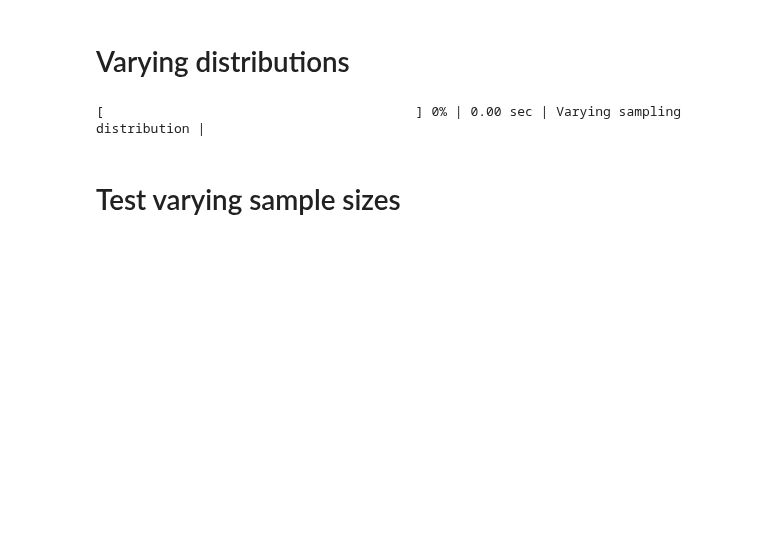
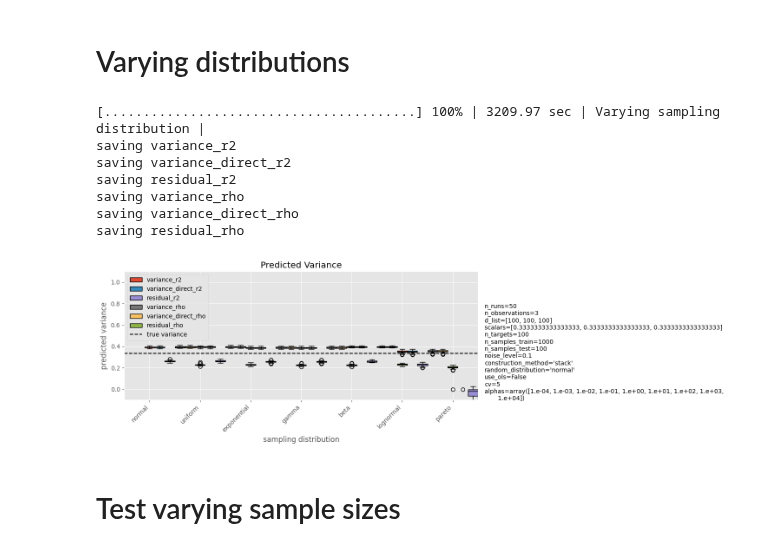
Before and after one commit to leo-schultheiss/compare_variance_residual, a Jupyter notebook: compare_variance_residual/simulated/comparison.ipynb, the cells around one changed output. Saved outputs shown, nothing was run; the diff lists cells and outputs as text; code cells hidden in the pictures; blank space fills up the shorter version.

Commit message:
update get_results to respect new result types

```diff
--- a/compare_variance_residual/simulated/comparison.ipynb
+++ b/compare_variance_residual/simulated/comparison.ipynb
@@ -17,31 +17,24 @@ from himalaya.backend import set_backend
 
 backend = set_backend("cupy", on_error="warn")
 # %%
-def get_results(variable_name, variable_values, overwrite=False, **variables):
+def get_results(variable_name, variable_values, **variables):
     experiment_dir = get_experiment_dir(variable_name, **variables)
-
-    result_names = [
-        "variance_r2",
-        "variance_direct_r2",
-        "residual_r2",
-        "variance_rho",
-        "variance_direct_rho",
-        "residual_rho"
-    ]
     paths = [os.path.join(experiment_dir, result_name + ".npy") for result_name in result_names]
 
     # only calculate new results if one file does not exist
     all_paths_exist = all(os.path.exists(path) for path in paths)
-    if overwrite or not all_paths_exist:
+    if not all_paths_exist:
         if not os.path.exists(experiment_dir):
             os.makedirs(experiment_dir)
-        results, names = run_experiment(variable_name, variable_values, **variables)
-        for result, name in zip(results, names):
+        results = run_experiment(variable_name, variable_values, **variables)
+        for result, name in zip(results, result_names):
+            print(f"saving {name}")
             np.save(str(os.path.join(experiment_dir, name)), result)
     else:
-        names = result_names
         results = [np.load(path, allow_pickle=True) for path in paths]
-    return results, names
+        # convert all to lists
+        results = [result.tolist() for result in results]
+    return results
 
 
 def get_experiment_dir(variable_name, **variables):
@@ -74,7 +67,7 @@ n_observations = 3
 
 variables = dict(
     # dataset
-    n_runs=100,
+    n_runs=50,
     n_observations=n_observations,
     d_list=[100, 100, 100],
     scalars=[1 / 3, 1 / 3, 1 / 3],
@@ -106,12 +108,20 @@ random_distributions = [
     "pareto"
 ]
 # %%
-results, names = get_results(variable_name, random_distributions, **variables)
+results = get_results(variable_name, random_distributions, **variables)
 # %% [output]
-[                                        ] 0% | 0.00 sec | Varying sampling distribution |
+[........................................] 100% | 3209.97 sec | Varying sampling distribution |
+saving variance_r2
+saving variance_direct_r2
+saving residual_r2
+saving variance_rho
+saving variance_direct_rho
+saving residual_rho
 # %%
-plot_experiment(variable_name, random_distributions, results, names,
+plot_experiment(variable_name, random_distributions, results, result_names,
                 save_dir=get_experiment_dir(variable_name, **variables), **variables)
+# %% [output]
+[figure, added]
 # %% [markdown]
 # Test varying sample sizes
 # %% [markdown]
```
Also changed, not shown: parts of 13 cells of this notebook.
